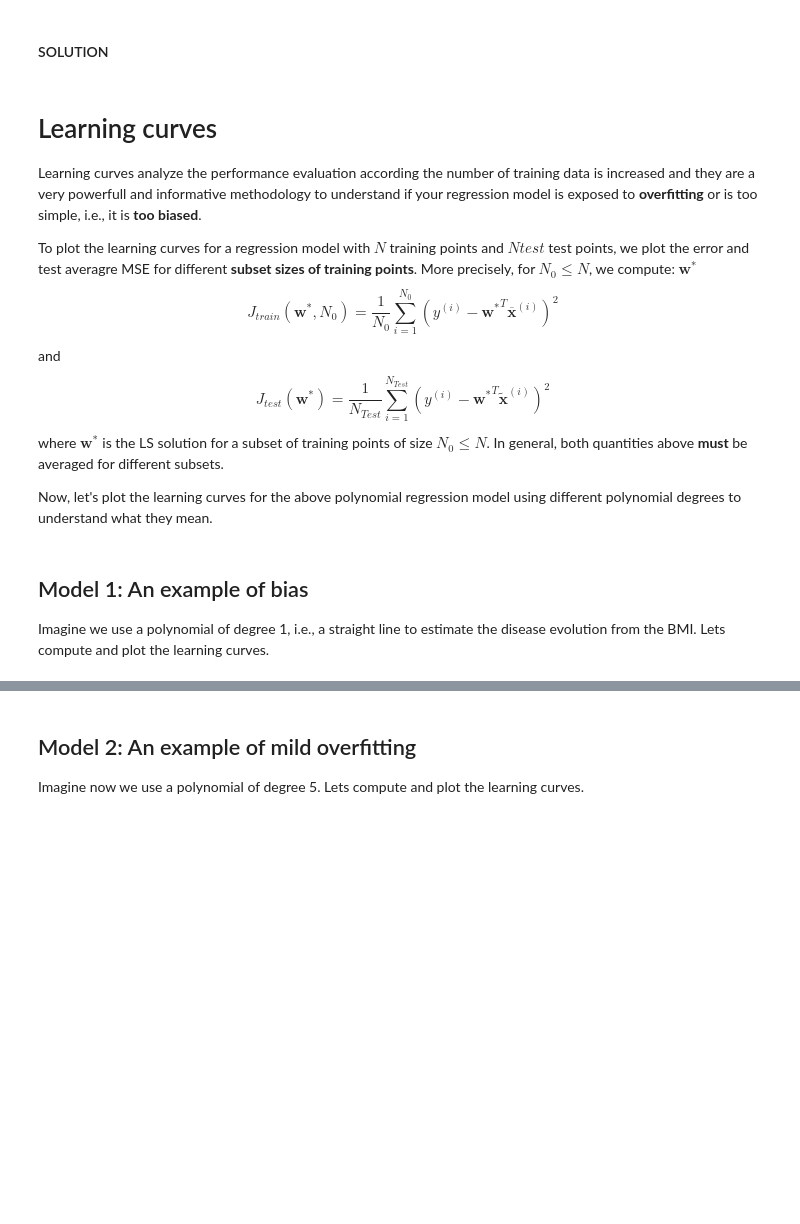
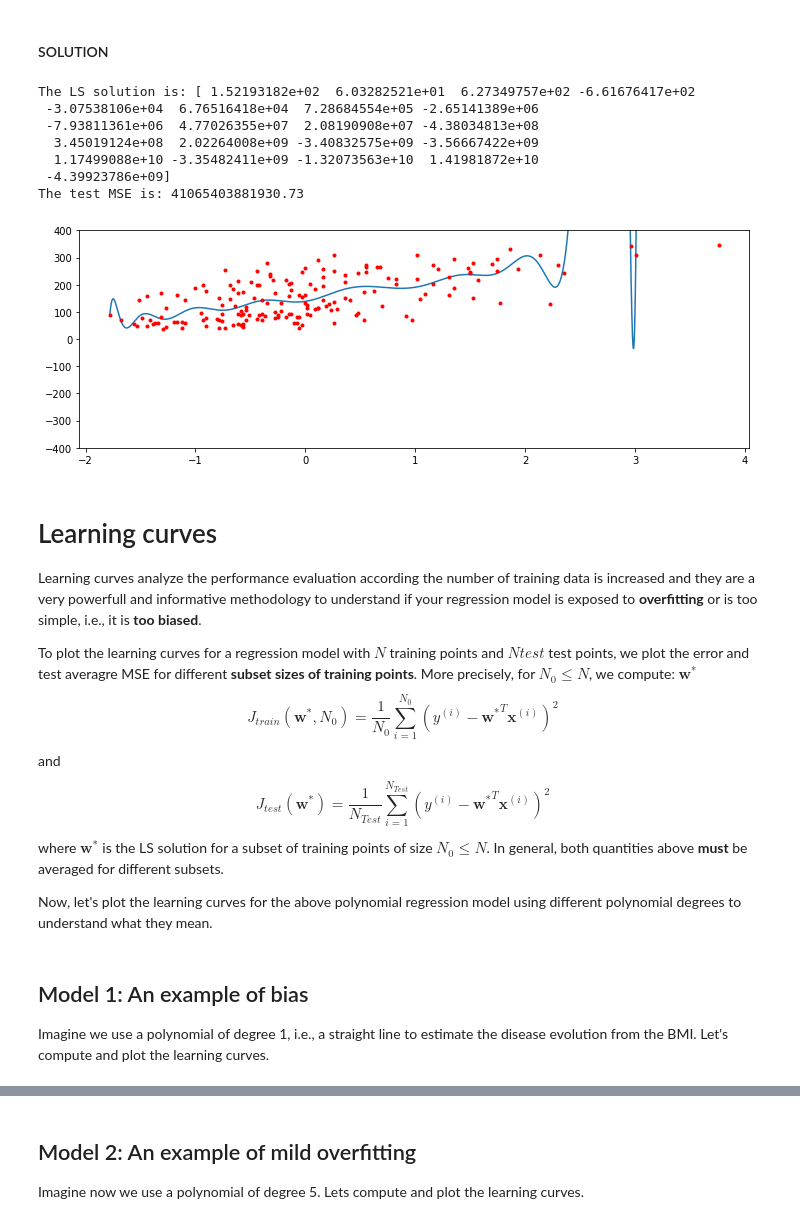
Before and after one commit to ikerarana/Machine-Learning-Notebooks, a Jupyter notebook: Curso Machine Learning UC3M Python/Week 3 - Linear regresion/1_Notebook about linear and polinomial regresion.ipynb, the cells around one changed output, grey strips where cells are left out. Saved outputs shown, nothing was run; the diff lists cells and outputs as text; code cells hidden in the pictures; blank space fills up the shorter version.

```diff
--- a/Curso Machine Learning UC3M Python/Week 3 - Linear regresion/1_Notebook about linear and polinomial regresion.ipynb
+++ b/Curso Machine Learning UC3M Python/Week 3 - Linear regresion/1_Notebook about linear and polinomial regresion.ipynb
@@ -276,3 +346,21 @@ def learnPolyLR(X_train, Y_train, X_test, Y_test, n_degree, addPlot=True):
+# %%
+# <SOL>
+n_degree = 20# try, 2, 5, 10, 20....
+
+w_star, MSE_train, MSE_test = learnPolyLR(X_train_BMI, Y_train, X_test_BMI, Y_test, n_degree, addPlot=True)
+
+print("The LS solution is:", w_star)
+print("The test MSE is:", MSE_test)
+# </SOL>
+# %% [output]
+The LS solution is: [ 1.52193182e+02  6.03282521e+01  6.27349757e+02 -6.61676417e+02
+ -3.07538106e+04  6.76516418e+04  7.28684554e+05 -2.65141389e+06
+ -7.93811361e+06  4.77026355e+07  2.08190908e+07 -4.38034813e+08
+  3.45019124e+08  2.02264008e+09 -3.40832575e+09 -3.56667422e+09
+  1.17499088e+10 -3.35482411e+09 -1.32073563e+10  1.41981872e+10
+ -4.39923786e+09]
+The test MSE is: 41065403881930.73
+[figure, added]
 # %% [markdown]
 # Learning curves
 
@@ -280,16 +368,16 @@ Learning curves analyze the performance evaluation according the number of train
 
 To plot the learning curves for a regression model with $N$ training points and $Ntest$ test points, we plot the error and test averagre MSE for different **subset sizes of training points**. More precisely, for $N_0\leq N$, we compute:
 $\mathbf{w}^*$
-$$J_{train}(\mathbf{w}^*,N_0) = \frac{1}{N_0} \sum_{i=1}^{N_0} (y^{(i)}-{\mathbf{w}^*}^T\overline{\mathbf{x}}^{(i)})^2$$
+$$J_{train}(\mathbf{w}^*,N_0) = \frac{1}{N_0} \sum_{i=1}^{N_0} (y^{(i)}-{\mathbf{w}^*}^T{\mathbf{x}}^{(i)})^2$$
 and
-$$J_{test}(\mathbf{w}^*) = \frac{1}{N_{Test}} \sum_{i=1}^{N_{Test}} (y^{(i)}-{\mathbf{w}^*}^T\tilde{\mathbf{x}}^{(i)})^2$$
+$$J_{test}(\mathbf{w}^*) = \frac{1}{N_{Test}} \sum_{i=1}^{N_{Test}} (y^{(i)}-{\mathbf{w}^*}^T{\mathbf{x}}^{(i)})^2$$
 where $\mathbf{w}^*$ is the LS solution for a subset of training points of size $N_0\leq N$. In general, both quantities above **must** be averaged for different subsets.
 
 Now, let's plot the learning curves for the above polynomial regression model using different polynomial degrees to understand what they mean.
 # %% [markdown]
 ## Model 1: An example of bias
 
-Imagine we use a polynomial of degree 1, i.e., a straight line to estimate the disease evolution from the BMI. Lets compute and plot the learning curves.
+Imagine we use a polynomial of degree 1, i.e., a straight line to estimate the disease evolution from the BMI. Let's compute and plot the learning curves.
 # %%
 n_degree = 1
 n_iter = 20
```
Also changed, not shown: parts of 27 cells of this notebook, 2 other files.
